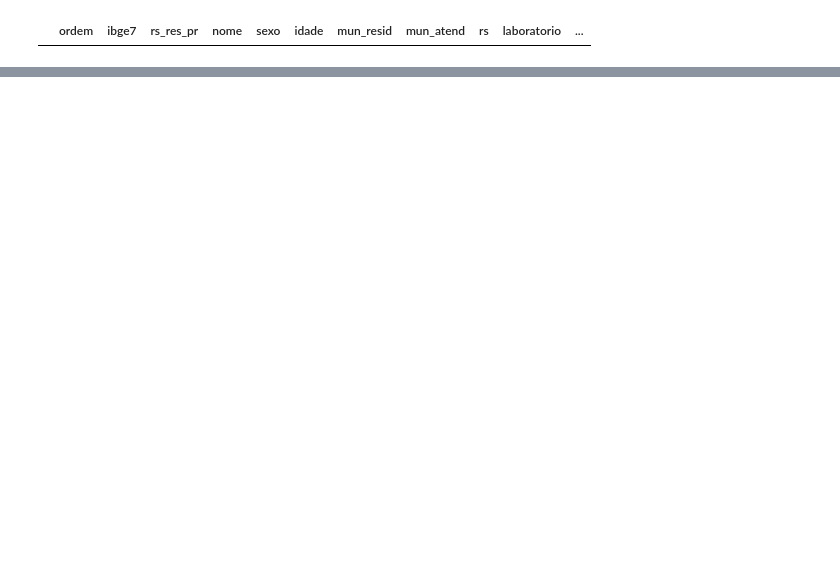
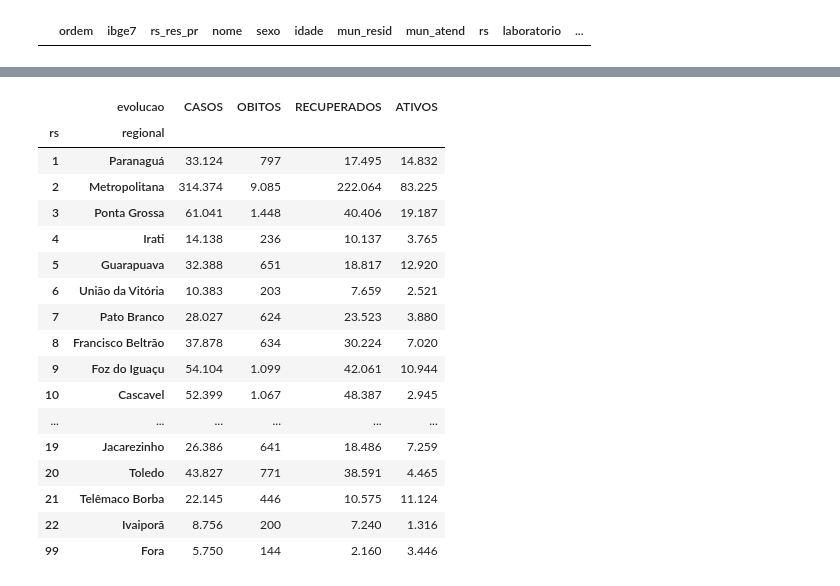
Before and after one commit to vinnylg/covid19datascience, a Jupyter notebook: notebooks/merge_access.ipynb, the cells around one changed output, grey strips where cells are left out. Saved outputs shown, nothing was run; the diff lists cells and outputs as text; code cells hidden in the pictures; blank space fills up the shorter version.

```diff
--- a/notebooks/merge_access.ipynb
+++ b/notebooks/merge_access.ipynb
@@ -335,0 +337,8 @@ reading from Casos confirmados PR.xlsx time elepsed:00:05:56
+# %%
+casosct_obitos = casosct.loc[casosct['hash'].isin(novos_obitos['hash'])]
+casosct_obitos = casosct_obitos.drop(columns=['data_evolucao','data_com_evolucao'])
+casosct_obitos_index = casosct_obitos.index
+casosct_obitos = pd.merge(casosct_obitos,novos_obitos[['hash','data_evolucao','data_com_evolucao']], on='hash', how='left')
+casosct_obitos['evolucao'] = 2
+casosct_obitos.index = casosct_obitos_index
+len(casosct_obitos)
@@ -335,0 +347,5 @@ reading from Casos confirmados PR.xlsx time elepsed:00:05:56
+# %%
+casosct = casosct.drop(index=casosct_obitos_index).append(casosct_obitos)
+print(len(casosct))
+# casosct.to_pickle('casosct.pkl')
+casosct.groupby('evolucao')[['sexo']].count()
@@ -335,0 +359,21 @@ reading from Casos confirmados PR.xlsx time elepsed:00:05:56
+# %%
+macros_idx_labels = dict([ [i,x] for (i,x) in enumerate(['Leste','Oeste','Noroeste','Norte','Fora'])])
+macros_labels_idx = dict([ [x,i] for (i,x) in macros_idx_labels.items() ])
+municipios['macro'] = municipios['macro'].apply(lambda x: macros_labels_idx[x])
+
+casosct = pd.merge(casosct.rename(columns={'ibge_resid':'ibge'}),municipios,on='ibge',how='left').rename(columns={'ibge':'ibge_resid'})
+casosct['municipio_pr'] = casosct['municipio']
+casosct.loc[casosct['ibge_resid']==999999,'municipio_pr'] = 'Fora'
+# %%
+pd.options.display.float_format = lambda x: '{:,.0f}'.format(x).replace(',','.')
+
+total = casosct.groupby(['evolucao','uf_resid'])[['sexo']].count().unstack().droplevel(0,1)[['PR','Fora']]
+total['GERAL'] = total.sum(1)
+total = total.append(pd.Series(total.sum(0),name=0))
+total.index = [2,1,3,0]
+total = total.sort_index()
+total = total.rename(index={0:'CASOS',2:'RECUPERADOS',1:'OBITOS',3:'ATIVOS'})
+total.index.name = None
+total.columns.name = None
+
+total.astype(float)
@@ -335,0 +405,29 @@ reading from Casos confirmados PR.xlsx time elepsed:00:05:56
+# %%
+total_regionais = casosct.groupby(['rs','regional','evolucao'])[['sexo']].count().unstack()
+total_regionais.columns = total_regionais.columns.droplevel(0)
+
+total_regionais['CASOS'] = total_regionais.sum(1)
+total_regionais = total_regionais.fillna(0)
+total_regionais = total_regionais.rename(columns={1:'RECUPERADOS',2:'OBITOS',3:'ATIVOS'})
+total_regionais = total_regionais[['CASOS','OBITOS','RECUPERADOS','ATIVOS']]
+
+total_regionais.astype(float)
+# %% [output]
+|  | evolucao | CASOS | OBITOS | RECUPERADOS | ATIVOS |
+| rs | regional |  |  |  |  |
+| 1 | Paranaguá | 33.124 | 797 | 17.495 | 14.832 |
+| 2 | Metropolitana | 314.374 | 9.085 | 222.064 | 83.225 |
+| 3 | Ponta Grossa | 61.041 | 1.448 | 40.406 | 19.187 |
+| 4 | Irati | 14.138 | 236 | 10.137 | 3.765 |
+| 5 | Guarapuava | 32.388 | 651 | 18.817 | 12.920 |
+| 6 | União da Vitória | 10.383 | 203 | 7.659 | 2.521 |
+| 7 | Pato Branco | 28.027 | 624 | 23.523 | 3.880 |
+| 8 | Francisco Beltrão | 37.878 | 634 | 30.224 | 7.020 |
+| 9 | Foz do Iguaçu | 54.104 | 1.099 | 42.061 | 10.944 |
+| 10 | Cascavel | 52.399 | 1.067 | 48.387 | 2.945 |
+| ... | ... | ... | ... | ... | ... |
+| 19 | Jacarezinho | 26.386 | 641 | 18.486 | 7.259 |
+| 20 | Toledo | 43.827 | 771 | 38.591 | 4.465 |
+| 21 | Telêmaco Borba | 22.145 | 446 | 10.575 | 11.124 |
+| 22 | Ivaiporã | 8.756 | 200 | 7.240 | 1.316 |
+| 99 | Fora | 5.750 | 144 | 2.160 | 3.446 |
```
Also changed, not shown: parts of 28 cells of this notebook, 9 other files.
